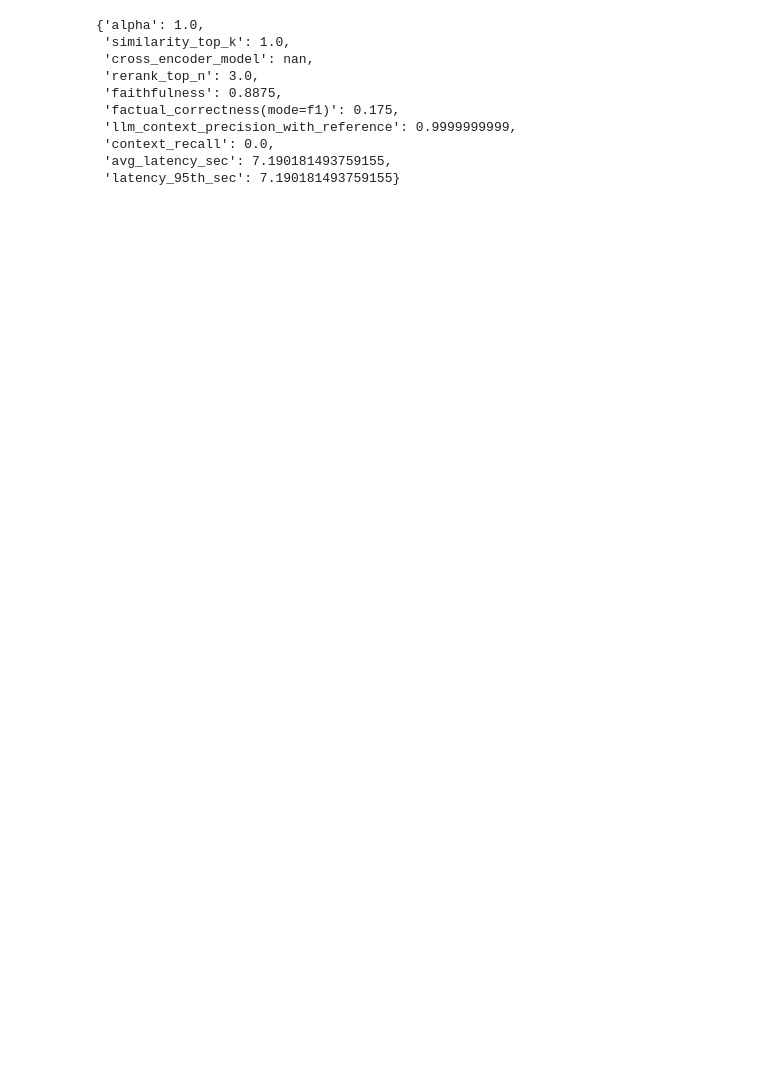
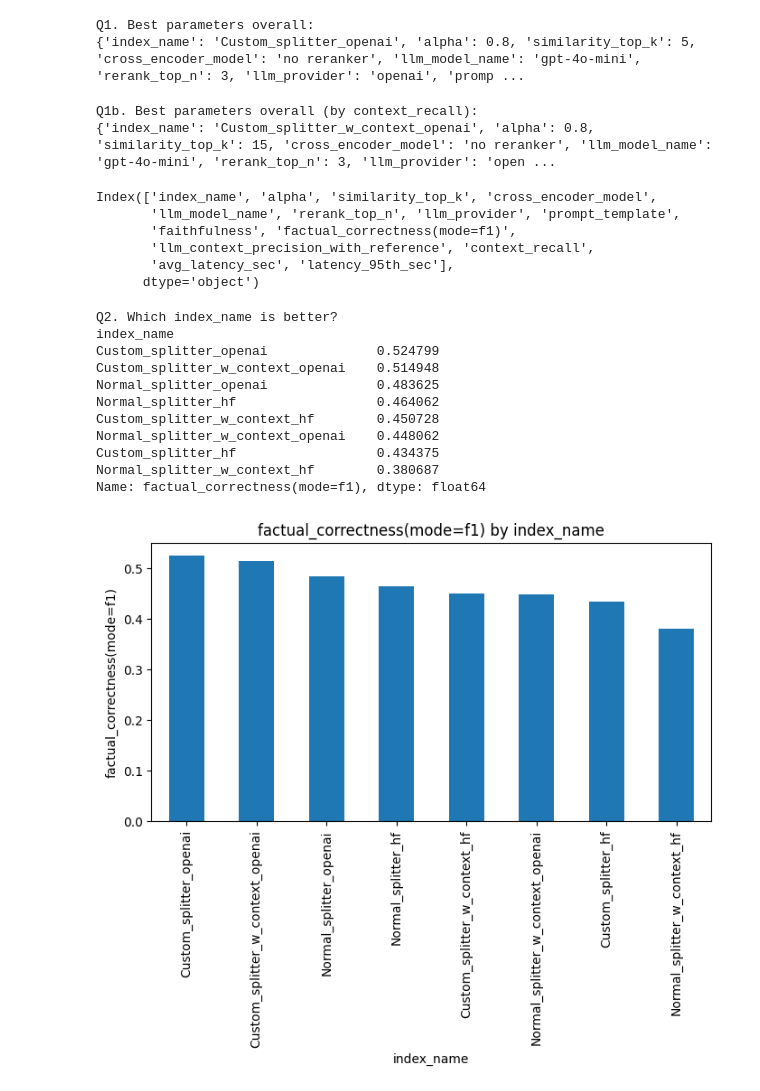
Before and after one commit to ATTIC-TOURS/rag, a Jupyter notebook: rag_experiments_analysis.ipynb, the cells around one changed output. Cells and saved outputs as stored; diff of their text form; code cells hidden in the pictures; blank space fills up the shorter version.

Commit message:
add experiments result

```diff
--- a/rag_experiments_analysis.ipynb
+++ b/rag_experiments_analysis.ipynb
@@ -11,13 +1,66 @@ experiments
-# %%
-experiments.describe().loc['mean'].to_dict()
-# %% [output]
-{'alpha': 1.0,
- 'similarity_top_k': 1.0,
- 'cross_encoder_model': nan,
- 'rerank_top_n': 3.0,
- 'faithfulness': 0.8875,
- 'factual_correctness(mode=f1)': 0.175,
- 'llm_context_precision_with_reference': 0.9999999999,
- 'context_recall': 0.0,
- 'avg_latency_sec': 7.190181493759155,
- 'latency_95th_sec': 7.190181493759155}
+# %%
+import pandas as pd
+import matplotlib.pyplot as plt
+
+# Load experiment results
+RESULTS_FILE = "rag_experiment_results.csv"
+df = pd.read_csv(RESULTS_FILE)
+# Replace NaN in reranker column with "no reranker"
+df["cross_encoder_model"] = df["cross_encoder_model"].fillna("no reranker")
+# --- Helper functions ---
+def best_overall(df, metric="factual_correctness(mode=f1)"):
+    """Return best parameters based on a target metric."""
+    best_row = df.sort_values(metric, ascending=False).iloc[0]
+    return best_row.to_dict()
+
+def compare_groups(df, group_col, metric="factual_correctness(mode=f1)"):
+    """Compare mean metric per group (e.g., index_name, reranker)."""
+    return df.groupby(group_col)[metric].mean().sort_values(ascending=False)
+
+def plot_group(df, group_col, metric="factual_correctness(mode=f1)"):
+    """Quick barplot for visual comparison."""
+    means = compare_groups(df, group_col, metric)
+    means.plot(kind="bar", figsize=(8,4), title=f"{metric} by {group_col}")
+    plt.ylabel(metric)
+    plt.show()
+# %%
+# --- Q1. Best parameters overall ---
+print("\nQ1. Best parameters overall:")
+print(best_overall(df))
+# %% [output]
+Q1. Best parameters overall:
+{'index_name': 'Custom_splitter_openai', 'alpha': 0.8, 'similarity_top_k': 5, 'cross_encoder_model': 'no reranker', 'llm_model_name': 'gpt-4o-mini', 'rerank_top_n': 3, 'llm_provider': 'openai', 'promp ...
+# %%
+# --- Q1b. Best parameters overall (by context_recall) ---
+print("\nQ1b. Best parameters overall (by context_recall):")
+print(best_overall(df, metric="context_recall"))
+# %% [output]
+Q1b. Best parameters overall (by context_recall):
+{'index_name': 'Custom_splitter_w_context_openai', 'alpha': 0.8, 'similarity_top_k': 15, 'cross_encoder_model': 'no reranker', 'llm_model_name': 'gpt-4o-mini', 'rerank_top_n': 3, 'llm_provider': 'open ...
+# %%
+df.columns
+# %% [output]
+Index(['index_name', 'alpha', 'similarity_top_k', 'cross_encoder_model',
+       'llm_model_name', 'rerank_top_n', 'llm_provider', 'prompt_template',
+       'faithfulness', 'factual_correctness(mode=f1)',
+       'llm_context_precision_with_reference', 'context_recall',
+       'avg_latency_sec', 'latency_95th_sec'],
+      dtype='object')
+# %%
+# --- Q2. Best index_name (splitter + embedding) ---
+print("\nQ2. Which index_name is better?")
+print(compare_groups(df, "index_name"))
+plot_group(df, "index_name")
+# %% [output]
+Q2. Which index_name is better?
+index_name
+Custom_splitter_openai              0.524799
+Custom_splitter_w_context_openai    0.514948
+Normal_splitter_openai              0.483625
+Normal_splitter_hf                  0.464062
+Custom_splitter_w_context_hf        0.450728
+Normal_splitter_w_context_openai    0.448062
+Custom_splitter_hf                  0.434375
+Normal_splitter_w_context_hf        0.380687
+Name: factual_correctness(mode=f1), dtype: float64
+[figure, added]
```
Also changed, not shown: parts of 16 cells of this notebook, 4 other files.
